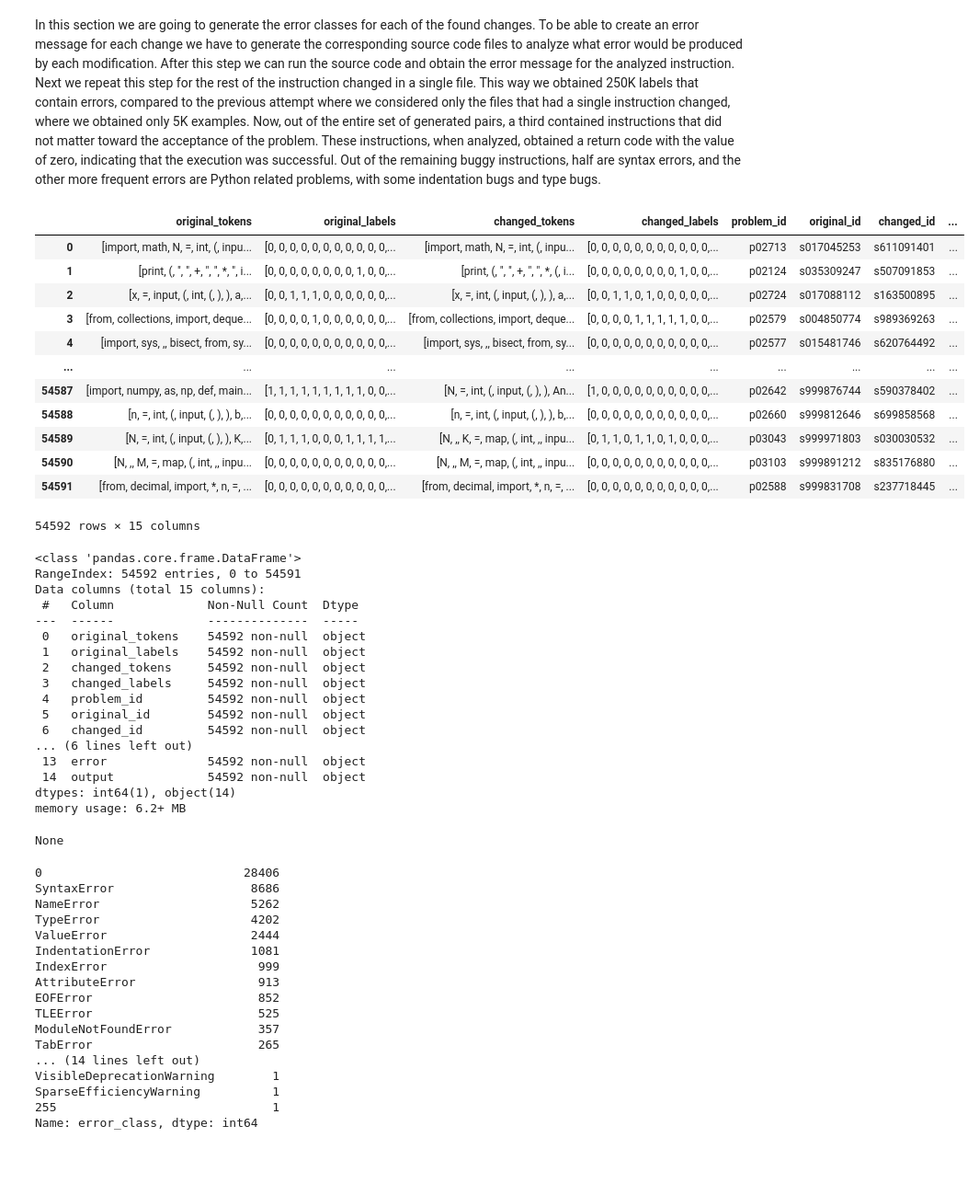
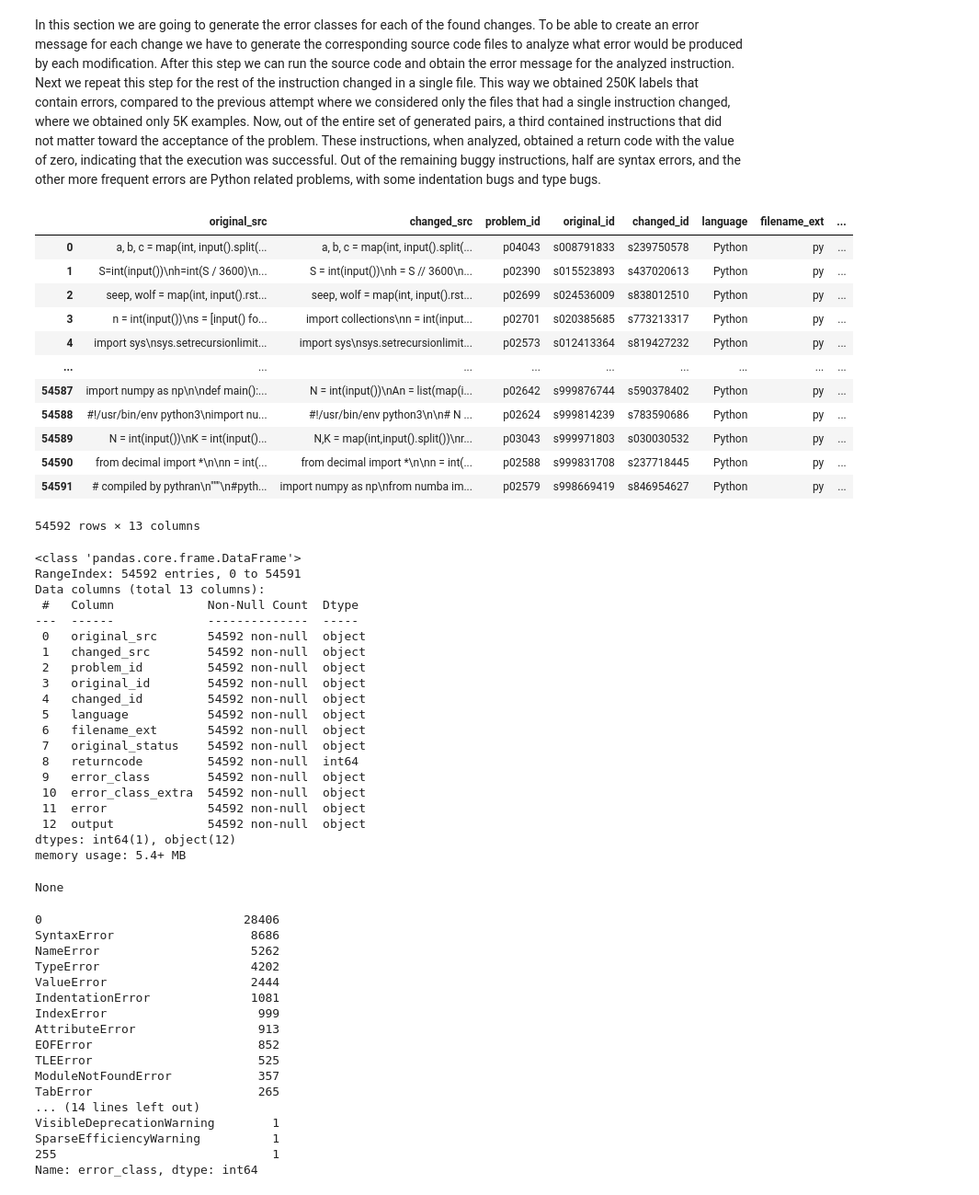
Before and after one commit to alexjercan/bug-detection, a Jupyter notebook: codenetpy-eda.ipynb, the cells around one changed output. Shown at 92% size. Cells and saved outputs as stored; diff of their text form; code cells hidden in the pictures; blank space fills up the shorter version.

Commit message:
wip: changed codenet to output just the code pairs
Output the source code pairs and the error description to the json file.
The diff can be computed using the tokens from the tokenizer.

```diff
--- a/codenetpy-eda.ipynb
+++ b/codenetpy-eda.ipynb
@@ -137,45 +127,48 @@ In this stage we are going to generate all the modified chunks between the two s
 
 In this section we are going to generate the error classes for each of the found changes. To be able to create an error message for each change we have to generate the corresponding source code files to analyze what error would be produced by each modification. After this step we can run the source code and obtain the error message for the analyzed instruction. Next we repeat this step for the rest of the instruction changed in a single file. This way we obtained 250K labels that contain errors, compared to the previous attempt where we considered only the files that had a single instruction changed, where we obtained only 5K examples. Now, out of the entire set of generated pairs, a third contained instructions that did not matter toward the acceptance of the problem. These instructions, when analyzed, obtained a return code with the value of zero, indicating that the execution was successful. Out of the remaining buggy instructions, half are syntax errors, and the other more frequent errors are Python related problems, with some indentation bugs and type bugs.
 # %%
-with open(codenet.generated_labels_path, 'r') as f:
+with open(codenet.codenetpy_path, 'r') as f:
     data = json.load(f)
-label_pairs_df = pd.DataFrame(data)
+codenetpy_df = pd.DataFrame(data)
 
-display(label_pairs_df)
-display(label_pairs_df.info())
+display(codenetpy_df)
+display(codenetpy_df.info())
 
-label_pairs_df['error_class'].value_counts()
+codenetpy_df['error_class'].value_counts()
 # %% [output]
-|  | original_tokens | original_labels | changed_tokens | changed_labels | problem_id | original_id | changed_id | ... |
-| 0 | [import, math, N, =, int, (, inpu... | [0, 0, 0, 0, 0, 0, 0, 0, 0, 0, 0,... | [import, math, N, =, int, (, inpu... | [0, 0, 0, 0, 0, 0, 0, 0, 0, 0, 0,... | p02713 | s017045253 | s611091401 | ... |
-| 1 | [print, (, ", ", +, ", ", *, ", i... | [0, 0, 0, 0, 0, 0, 0, 0, 1, 0, 0,... | [print, (, ", ", +, ", ", *, (, i... | [0, 0, 0, 0, 0, 0, 0, 0, 1, 0, 0,... | p02124 | s035309247 | s507091853 | ... |
-| 2 | [x, =, input, (, int, (, ), ), a,... | [0, 0, 1, 1, 1, 0, 0, 0, 0, 0, 0,... | [x, =, int, (, input, (, ), ), a,... | [0, 0, 1, 1, 0, 1, 0, 0, 0, 0, 0,... | p02724 | s017088112 | s163500895 | ... |
-| 3 | [from, collections, import, deque... | [0, 0, 0, 0, 1, 0, 0, 0, 0, 0, 0,... | [from, collections, import, deque... | [0, 0, 0, 0, 1, 1, 1, 1, 1, 0, 0,... | p02579 | s004850774 | s989369263 | ... |
-| 4 | [import, sys, ,, bisect, from, sy... | [0, 0, 0, 0, 0, 0, 0, 0, 0, 0, 0,... | [import, sys, ,, bisect, from, sy... | [0, 0, 0, 0, 0, 0, 0, 0, 0, 0, 0,... | p02577 | s015481746 | s620764492 | ... |
+|  | original_src | changed_src | problem_id | original_id | changed_id | language | filename_ext | ... |
+| 0 | a, b, c = map(int, input().split(... | a, b, c = map(int, input().split(... | p04043 | s008791833 | s239750578 | Python | py | ... |
+| 1 | S=int(input())\nh=int(S / 3600)\n... | S = int(input())\nh = S // 3600\n... | p02390 | s015523893 | s437020613 | Python | py | ... |
+| 2 | seep, wolf = map(int, input().rst... | seep, wolf = map(int, input().rst... | p02699 | s024536009 | s838012510 | Python | py | ... |
+| 3 | n = int(input())\ns = [input() fo... | import collections\nn = int(input... | p02701 | s020385685 | s773213317 | Python | py | ... |
+| 4 | import sys\nsys.setrecursionlimit... | import sys\nsys.setrecursionlimit... | p02573 | s012413364 | s819427232 | Python | py | ... |
 | ... | ... | ... | ... | ... | ... | ... | ... | ... |
-| 54587 | [import, numpy, as, np, def, main... | [1, 1, 1, 1, 1, 1, 1, 1, 1, 0, 0,... | [N, =, int, (, input, (, ), ), An... | [1, 0, 0, 0, 0, 0, 0, 0, 0, 0, 0,... | p02642 | s999876744 | s590378402 | ... |
-| 54588 | [n, =, int, (, input, (, ), ), b,... | [0, 0, 0, 0, 0, 0, 0, 0, 0, 0, 0,... | [n, =, int, (, input, (, ), ), b,... | [0, 0, 0, 0, 0, 0, 0, 0, 0, 0, 0,... | p02660 | s999812646 | s699858568 | ... |
-| 54589 | [N, =, int, (, input, (, ), ), K,... | [0, 1, 1, 1, 0, 0, 0, 1, 1, 1, 1,... | [N, ,, K, =, map, (, int, ,, inpu... | [0, 1, 1, 0, 1, 1, 0, 1, 0, 0, 0,... | p03043 | s999971803 | s030030532 | ... |
-| 54590 | [N, ,, M, =, map, (, int, ,, inpu... | [0, 0, 0, 0, 0, 0, 0, 0, 0, 0, 0,... | [N, ,, M, =, map, (, int, ,, inpu... | [0, 0, 0, 0, 0, 0, 0, 0, 0, 0, 0,... | p03103 | s999891212 | s835176880 | ... |
-| 54591 | [from, decimal, import, *, n, =, ... | [0, 0, 0, 0, 0, 0, 0, 0, 0, 0, 0,... | [from, decimal, import, *, n, =, ... | [0, 0, 0, 0, 0, 0, 0, 0, 0, 0, 0,... | p02588 | s999831708 | s237718445 | ... |
+| 54587 | import numpy as np\n\ndef main():... | N = int(input())\nAn = list(map(i... | p02642 | s999876744 | s590378402 | Python | py | ... |
+| 54588 | #!/usr/bin/env python3\nimport nu... | #!/usr/bin/env python3\n\n# N ... | p02624 | s999814239 | s783590686 | Python | py | ... |
+| 54589 | N = int(input())\nK = int(input()... | N,K = map(int,input().split())\nr... | p03043 | s999971803 | s030030532 | Python | py | ... |
+| 54590 | from decimal import *\n\nn = int(... | from decimal import *\n\nn = int(... | p02588 | s999831708 | s237718445 | Python | py | ... |
+| 54591 | # compiled by pythran\n"""\n#pyth... | import numpy as np\nfrom numba im... | p02579 | s998669419 | s846954627 | Python | py | ... |
-54592 rows × 15 columns
+54592 rows × 13 columns
 <class 'pandas.core.frame.DataFrame'>
 RangeIndex: 54592 entries, 0 to 54591
-Data columns (total 15 columns):
+Data columns (total 13 columns):
  #   Column             Non-Null Count  Dtype
 ---  ------             --------------  -----
- 0   original_tokens    54592 non-null  object
- 1   original_labels    54592 non-null  object
- 2   changed_tokens     54592 non-null  object
- 3   changed_labels     54592 non-null  object
- 4   problem_id         54592 non-null  object
- 5   original_id        54592 non-null  object
- 6   changed_id         54592 non-null  object
-... (6 lines left out)
- 13  error              54592 non-null  object
- 14  output             54592 non-null  object
-dtypes: int64(1), object(14)
-memory usage: 6.2+ MB
+ 0   original_src       54592 non-null  object
+ 1   changed_src        54592 non-null  object
+ 2   problem_id         54592 non-null  object
+ 3   original_id        54592 non-null  object
+ 4   changed_id         54592 non-null  object
+ 5   language           54592 non-null  object
+ 6   filename_ext       54592 non-null  object
+ 7   original_status    54592 non-null  object
+ 8   returncode         54592 non-null  int64
+ 9   error_class        54592 non-null  object
+ 10  error_class_extra  54592 non-null  object
+ 11  error              54592 non-null  object
+ 12  output             54592 non-null  object
+dtypes: int64(1), object(12)
+memory usage: 5.4+ MB
 None
 0                            28406
 SyntaxError                   8686
```
Also changed, not shown: parts of 3 cells of this notebook, 3 other files.
